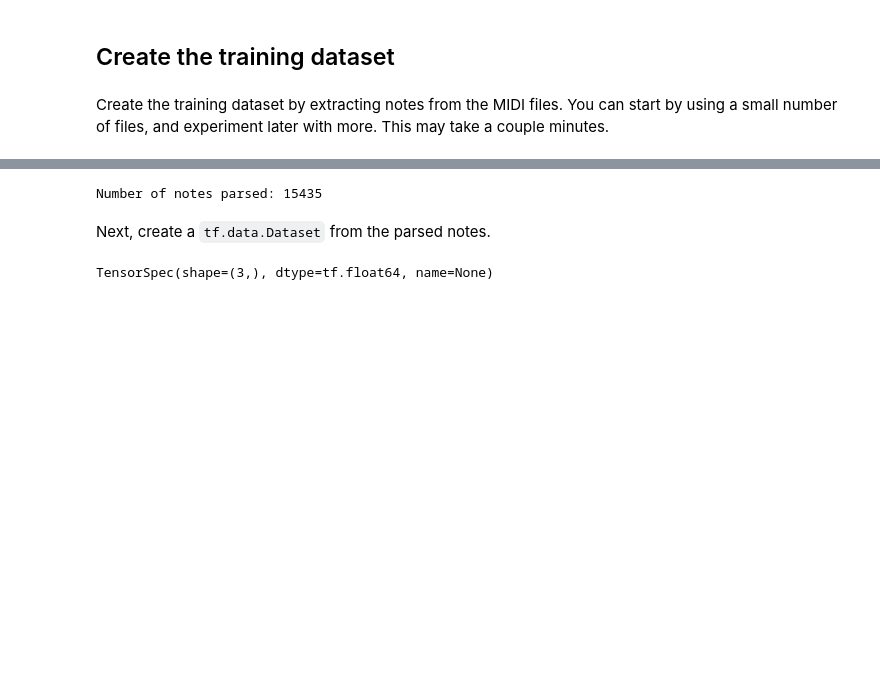
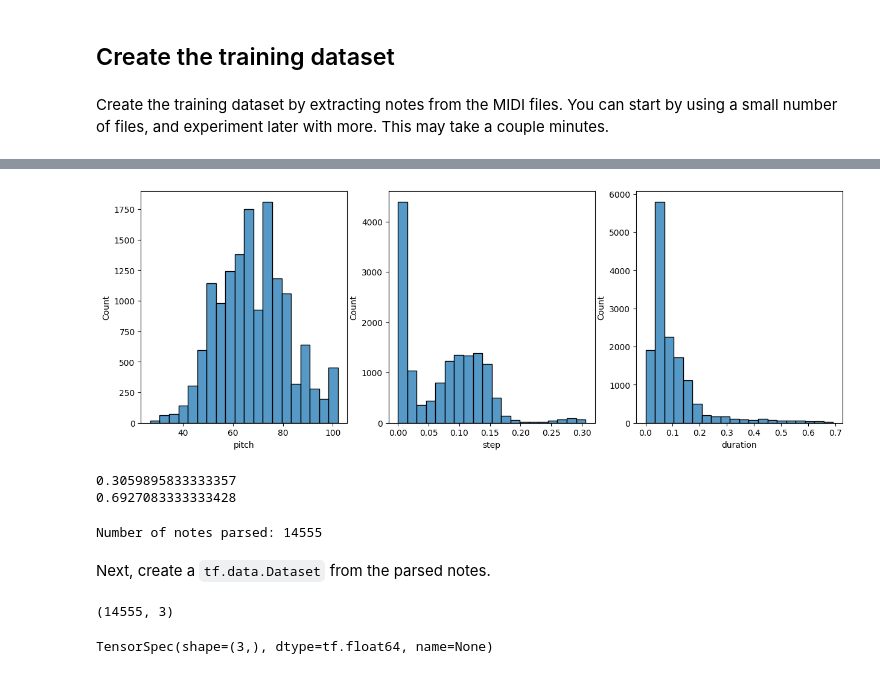
Before and after one commit to Acs176/music-rnn, a Jupyter notebook: music_generation.ipynb, the cells around one changed output, grey strips where cells are left out. Saved outputs shown, nothing was run; the diff lists cells and outputs as text; code cells hidden in the pictures; blank space fills up the shorter version.

```diff
--- a/music_generation.ipynb
+++ b/music_generation.ipynb
@@ -375,13 +384,37 @@ all_notes = pd.concat(all_notes)
+# %%
+# 1. Compute bounds on your training set (e.g. 1st & 99th percentiles)
+lower_s, upper_s = all_notes['step'].quantile([0.02, 0.98])
+lower_d, upper_d = all_notes['duration'].quantile([0.02, 0.98])
+
+mask = (
+    (all_notes['step'].between(lower_s, upper_s)) &
+    (all_notes['duration'].between(lower_d, upper_d))
+)
+all_notes = all_notes[mask].reset_index(drop=True)
+# %%
+plot_distributions(all_notes, drop_percentile=0)
+# %% [output]
+[figure, added]
+# %%
+print(all_notes["step"].max())
+print(all_notes["duration"].max())
+# %% [output]
+0.3059895833333357
+0.6927083333333428
 # %%
 n_notes = len(all_notes)
 print('Number of notes parsed:', n_notes)
 # %% [output]
-Number of notes parsed: 15435
+Number of notes parsed: 14555
 # %% [markdown]
 Next, create a `tf.data.Dataset` from the parsed notes.
 # %%
 key_order = ['pitch', 'step', 'duration']
 train_notes = np.stack([all_notes[key] for key in key_order], axis=1)
+# %%
+train_notes.shape
+# %% [output]
+(14555, 3)
 # %%
 notes_ds = tf.data.Dataset.from_tensor_slices(train_notes)
 notes_ds.element_spec
```
Also changed, not shown: parts of 21 cells of this notebook.
